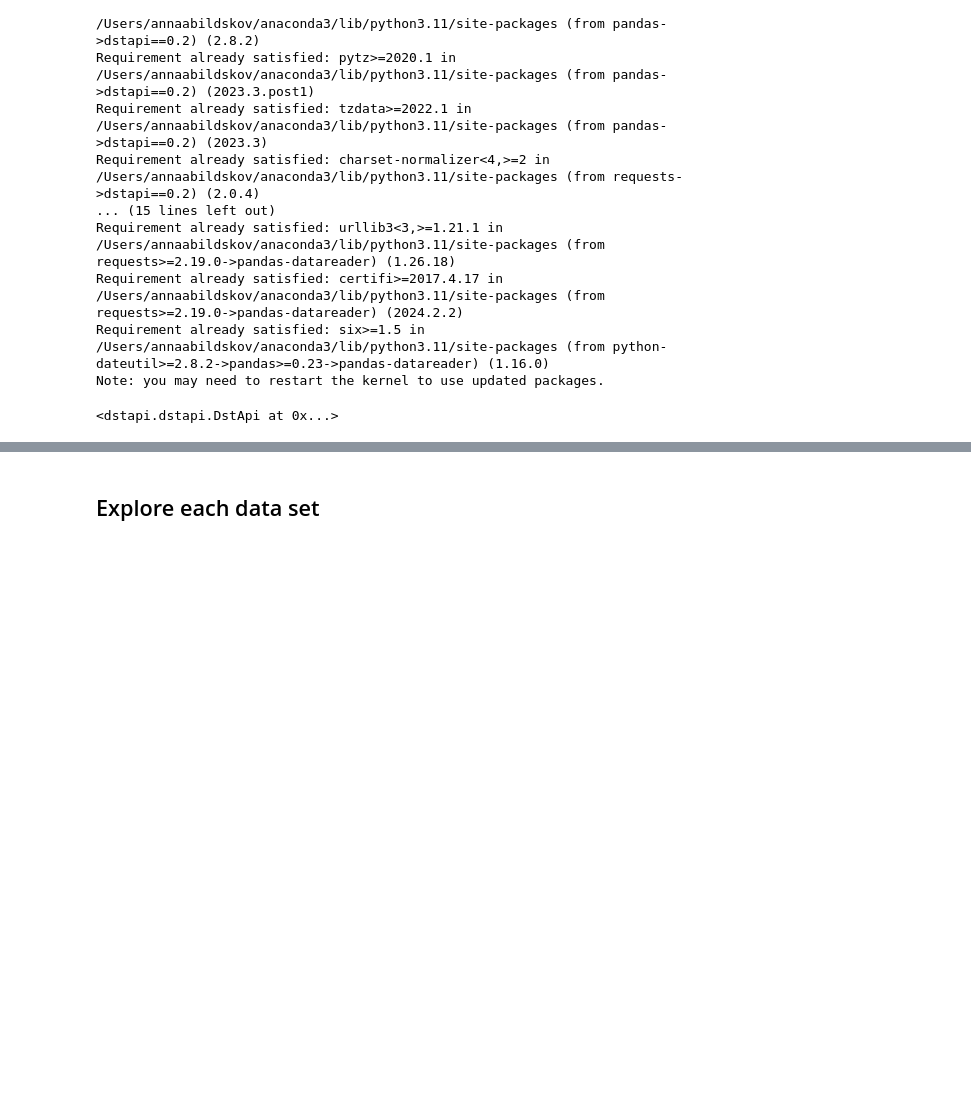
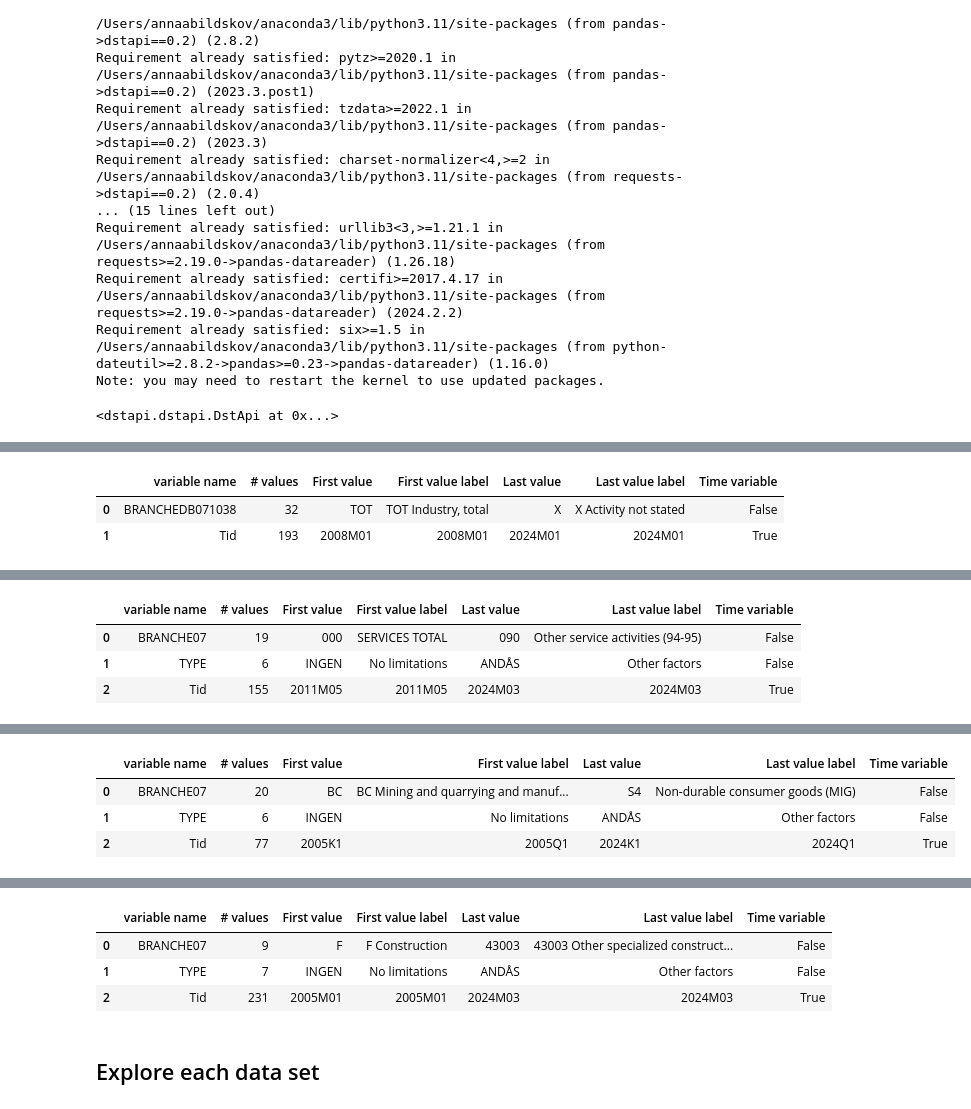
Before and after one commit to NumEconCopenhagen/Projects_2024_Emma-Anna-Oscar, a Jupyter notebook: dataproject/dataproject.ipynb, the cells around one changed output, grey strips where cells are left out. Cells and saved outputs as stored; diff of their text form; code cells hidden in the pictures; blank space fills up the shorter version.

```diff
--- a/dataproject/dataproject.ipynb
+++ b/dataproject/dataproject.ipynb
@@ -74,0 +53,20 @@ Last update: 2024-03-21T08:00:00
+# %%
+# importing the actual data from DST
+employees = DstApi('LBESK03')
+lb_short_service = DstApi('KBS2')
+lb_short_manu = DstApi('BARO3')
+lb_short_cons = DstApi('KBYG33')
+# %%
+# showing the data before cleaning
+tabsum = employees.tablesummary(language='en')
+display(tabsum)
+
+tabsum2 = lb_short_service.tablesummary(language='en')
+display(tabsum2)
+
+tabsum3 = lb_short_manu.tablesummary(language='en')
+display(tabsum3)
+
+tabsum4 = lb_short_cons.tablesummary(language='en')
+display(tabsum4)
+# %% [output]
@@ -74,0 +75,3 @@ Last update: 2024-03-21T08:00:00
+|  | variable name | # values | First value | First value label | Last value | Last value label | Time variable |
+| 0 | BRANCHEDB071038 | 32 | TOT | TOT Industry, total | X | X Activity not stated | False |
+| 1 | Tid | 193 | 2008M01 | 2008M01 | 2024M01 | 2024M01 | True |
@@ -74,0 +80,4 @@ Last update: 2024-03-21T08:00:00
+|  | variable name | # values | First value | First value label | Last value | Last value label | Time variable |
+| 0 | BRANCHE07 | 19 | 000 | SERVICES TOTAL | 090 | Other service activities (94-95) | False |
+| 1 | TYPE | 6 | INGEN | No limitations | ANDÅS | Other factors | False |
+| 2 | Tid | 155 | 2011M05 | 2011M05 | 2024M03 | 2024M03 | True |
@@ -74,0 +86,4 @@ Last update: 2024-03-21T08:00:00
+|  | variable name | # values | First value | First value label | Last value | Last value label | Time variable |
+| 0 | BRANCHE07 | 20 | BC | BC Mining and quarrying and manuf... | S4 | Non-durable consumer goods (MIG) | False |
+| 1 | TYPE | 6 | INGEN | No limitations | ANDÅS | Other factors | False |
+| 2 | Tid | 77 | 2005K1 | 2005Q1 | 2024K1 | 2024Q1 | True |
@@ -74,0 +92,4 @@ Last update: 2024-03-21T08:00:00
+|  | variable name | # values | First value | First value label | Last value | Last value label | Time variable |
+| 0 | BRANCHE07 | 9 | F | F Construction | 43003 | 43003 Other specialized construct... | False |
+| 1 | TYPE | 7 | INGEN | No limitations | ANDÅS | Other factors | False |
+| 2 | Tid | 231 | 2005M01 | 2005M01 | 2024M03 | 2024M03 | True |
```
Also changed, not shown: parts of 5 cells of this notebook.
